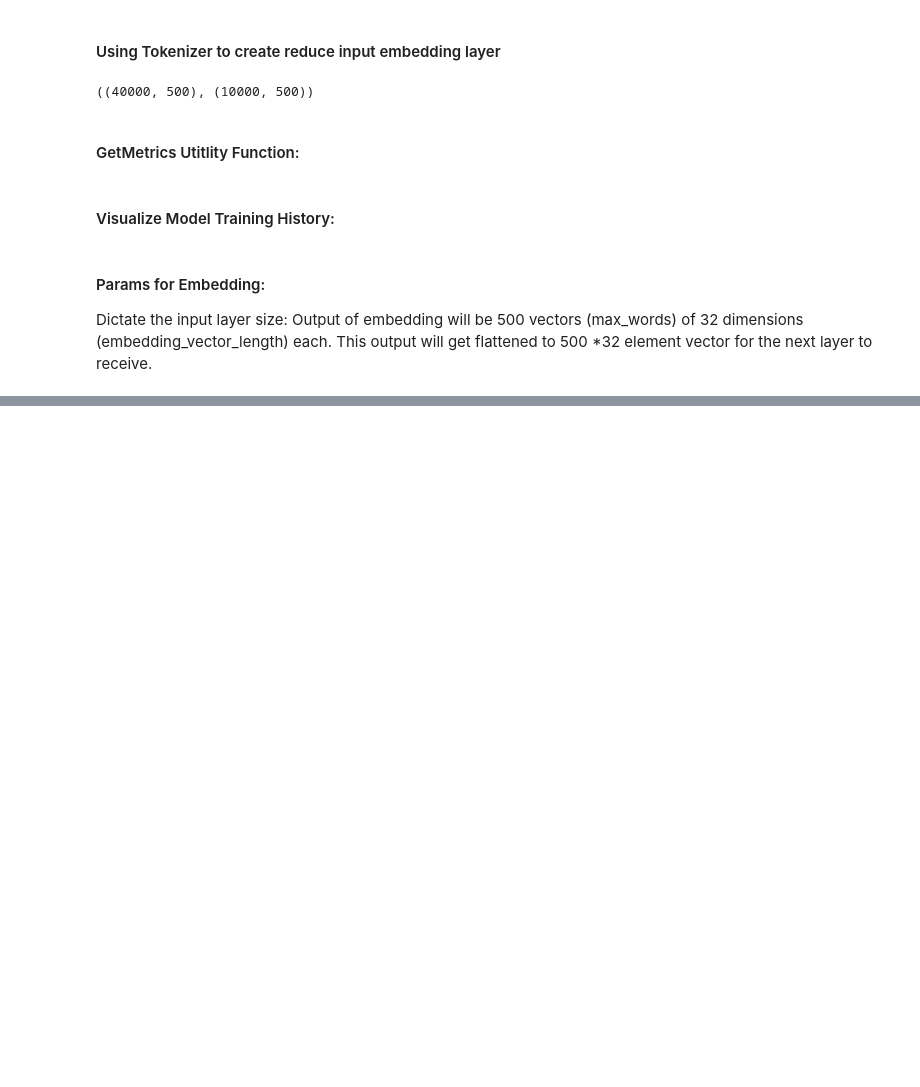
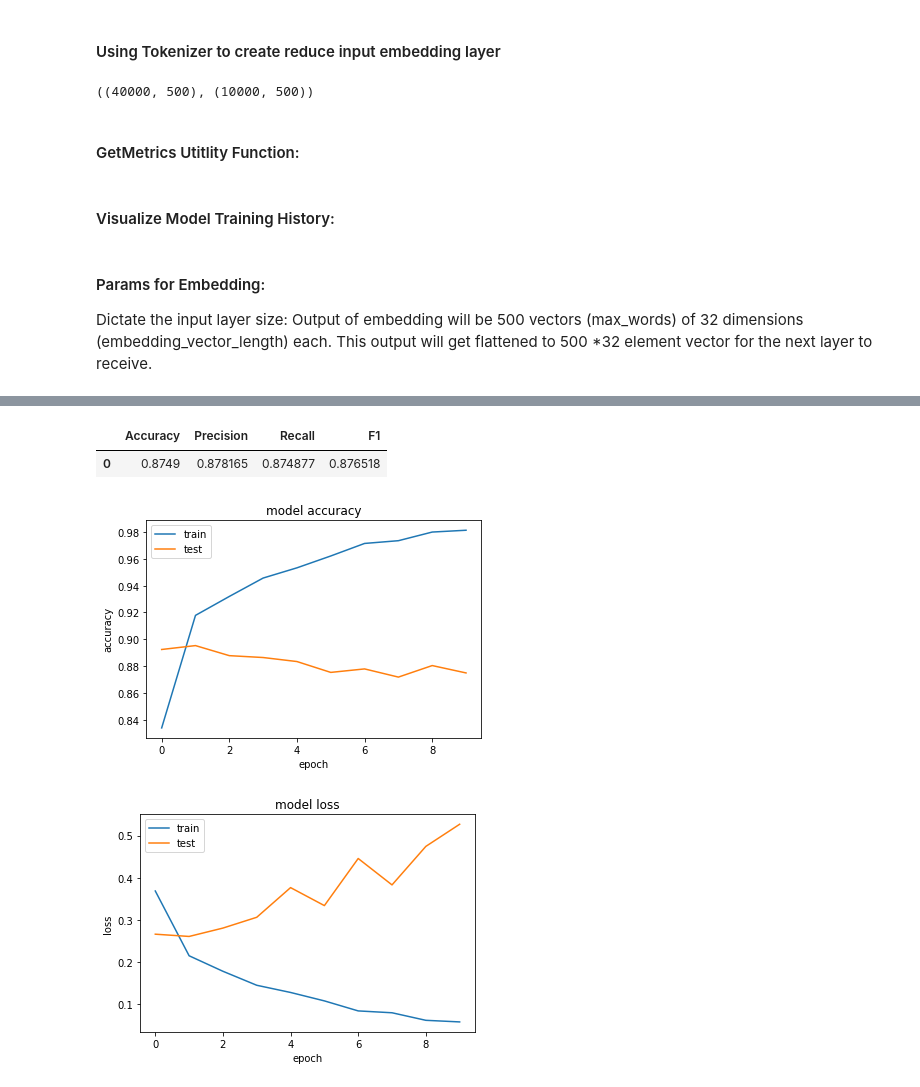
Before and after one commit to Asad-Raza/KerasSentimentAnalysis, a Jupyter notebook: Sentiment_imdb.ipynb, the cells around one changed output, grey strips where cells are left out. Drawn from its saved outputs; the diff is of its cells as text; code cells hidden in the pictures; blank space fills up the shorter version.

```diff
--- a/Sentiment_imdb.ipynb
+++ b/Sentiment_imdb.ipynb
@@ -410,0 +405,13 @@ def getLSTM():
+# %%
+def getLSTMModel():
+    embedding_vector_length = 32
+    model = Sequential()
+    model.add(Embedding(top_words, embedding_vector_length, input_length=max_words))
+    model.add(LSTM(100))
+    model.add(Dense(1, activation='sigmoid'))
+    model.compile(loss='binary_crossentropy', optimizer='adam', metrics=['accuracy'])
+    print(model.summary())
+    return model
+# %%
+lstm = getLSTMModel()
+lstm.summary()
@@ -410,0 +436,2 @@ def getLSTM():
+# %%
+lstm_history = lstm.fit(train_tok, train['polarity'], validation_data=(test_tok, test['polarity']), epochs=10, batch_size=128)
@@ -410,0 +456,10 @@ def getLSTM():
+# %%
+GetMetrics(lstm, test['polarity'])
+# %% [output]
+|  | Accuracy | Precision | Recall | F1 |
+| 0 | 0.8749 | 0.878165 | 0.874877 | 0.876518 |
+# %%
+plothistory(lstm_history)
+# %% [output]
+[figure, added]
+[figure, added]
```
Also changed, not shown: parts of 22 cells of this notebook.
